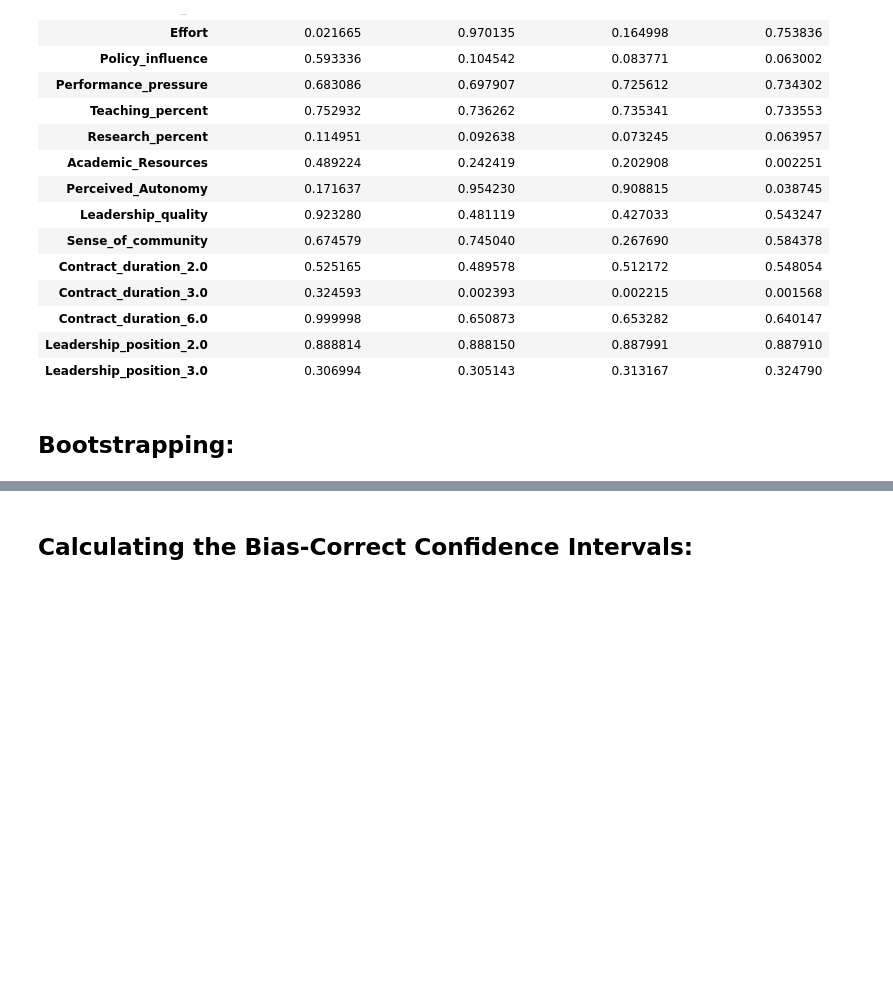
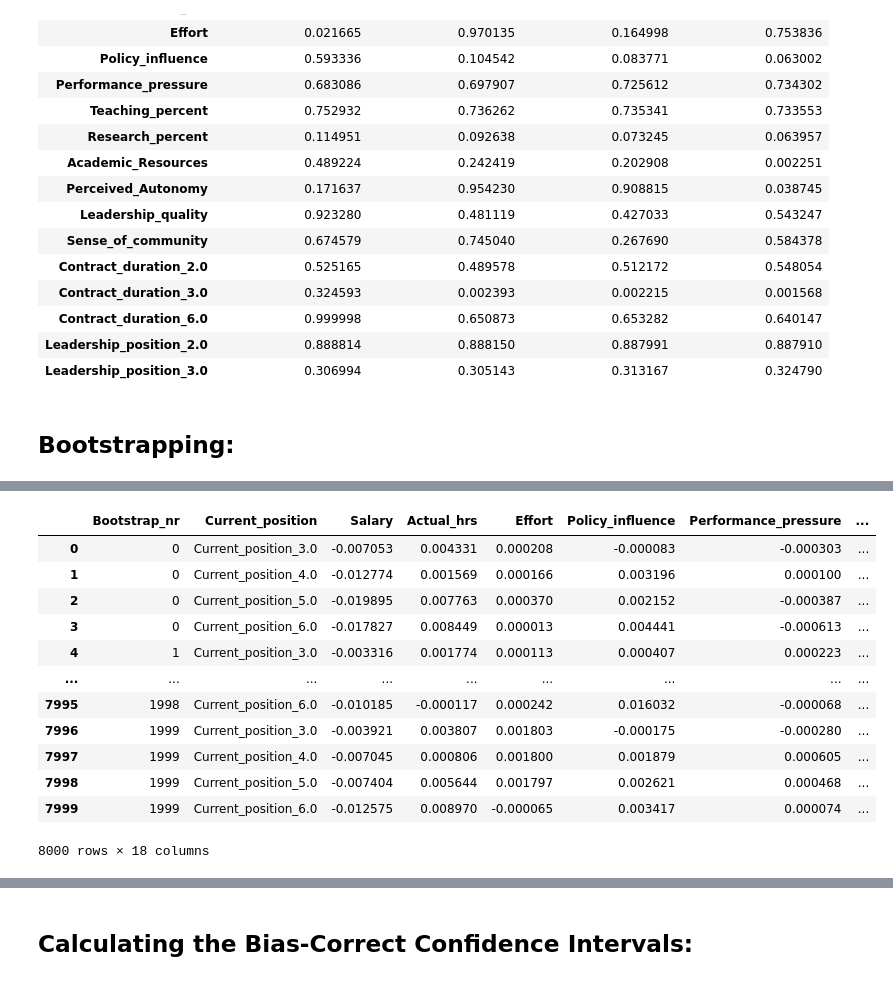
Before and after one commit to AndreiAf02/Job-Satisfaction, a Jupyter notebook: Job_Satisfaction_AT_Seniority.ipynb, the cells around one changed output, grey strips where cells are left out. Cells and saved outputs as stored; diff of their text form; code cells hidden in the pictures; blank space fills up the shorter version.

```diff
--- a/Job_Satisfaction_AT_Seniority.ipynb
+++ b/Job_Satisfaction_AT_Seniority.ipynb
@@ -1626,0 +1632,16 @@ Run: 190/200
+# %%
+moderation_path_values
+# %% [output]
+|  | Bootstrap_nr | Current_position | Salary | Actual_hrs | Effort | Policy_influence | Performance_pressure | ... |
+| 0 | 0 | Current_position_3.0 | -0.007053 | 0.004331 | 0.000208 | -0.000083 | -0.000303 | ... |
+| 1 | 0 | Current_position_4.0 | -0.012774 | 0.001569 | 0.000166 | 0.003196 | 0.000100 | ... |
+| 2 | 0 | Current_position_5.0 | -0.019895 | 0.007763 | 0.000370 | 0.002152 | -0.000387 | ... |
+| 3 | 0 | Current_position_6.0 | -0.017827 | 0.008449 | 0.000013 | 0.004441 | -0.000613 | ... |
+| 4 | 1 | Current_position_3.0 | -0.003316 | 0.001774 | 0.000113 | 0.000407 | 0.000223 | ... |
+| ... | ... | ... | ... | ... | ... | ... | ... | ... |
+| 7995 | 1998 | Current_position_6.0 | -0.010185 | -0.000117 | 0.000242 | 0.016032 | -0.000068 | ... |
+| 7996 | 1999 | Current_position_3.0 | -0.003921 | 0.003807 | 0.001803 | -0.000175 | -0.000280 | ... |
+| 7997 | 1999 | Current_position_4.0 | -0.007045 | 0.000806 | 0.001800 | 0.001879 | 0.000605 | ... |
+| 7998 | 1999 | Current_position_5.0 | -0.007404 | 0.005644 | 0.001797 | 0.002621 | 0.000468 | ... |
+| 7999 | 1999 | Current_position_6.0 | -0.012575 | 0.008970 | -0.000065 | 0.003417 | 0.000074 | ... |
+8000 rows × 18 columns
```
Also changed, not shown: parts of 25 cells of this notebook.
